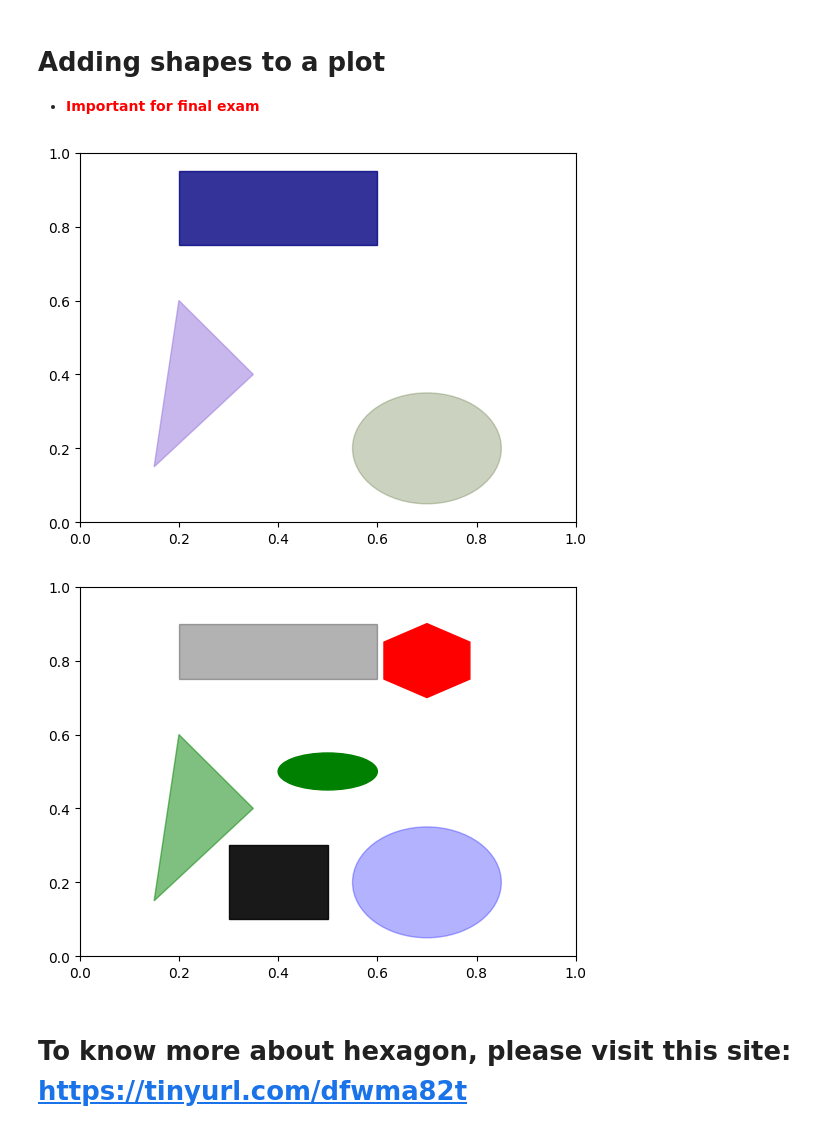
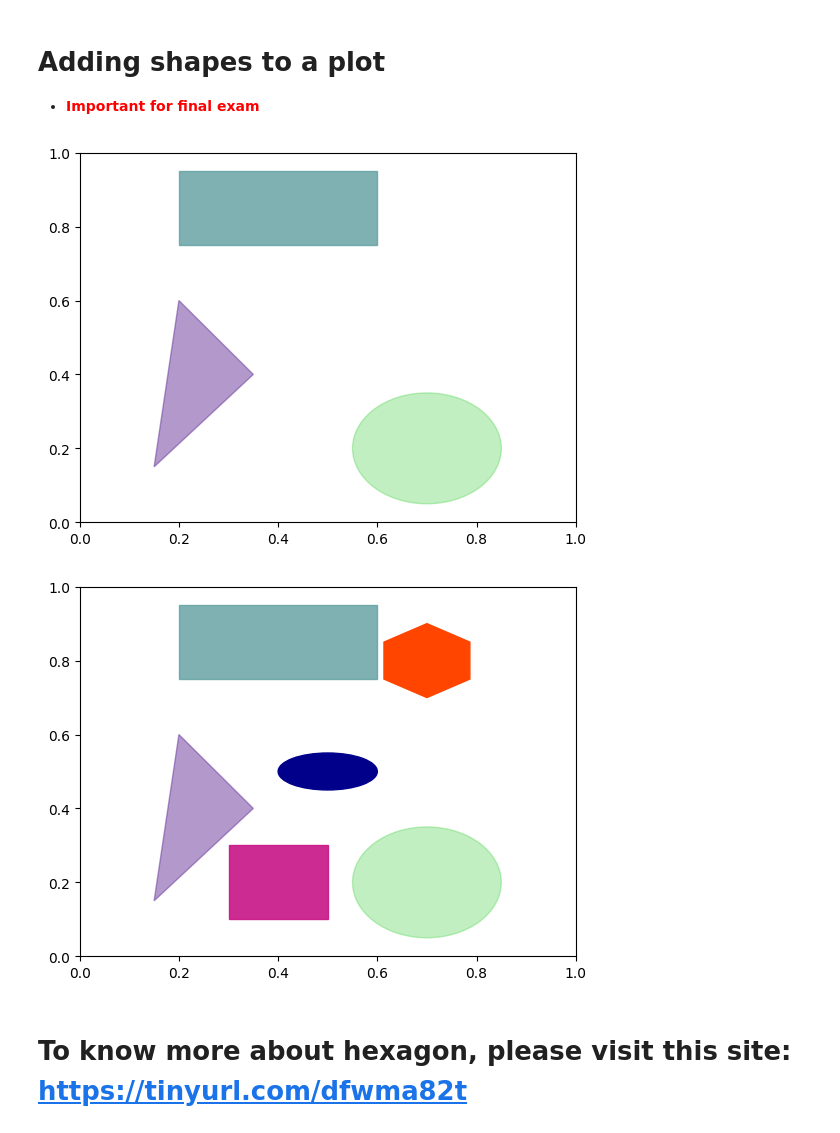
Before and after one commit to AzlinRusnan/STQD6014-Data-Science, a Jupyter notebook: Azlin_Week11_Matplotlib_20231231_WC.ipynb, the cells around one changed output. Drawn from its saved outputs; the diff is of its cells as text; code cells hidden in the pictures.

```diff
--- a/Azlin_Week11_Matplotlib_20231231_WC.ipynb
+++ b/Azlin_Week11_Matplotlib_20231231_WC.ipynb
@@ -169,48 +237,60 @@ rng = np.random.RandomState(12345)
 # %%
 # Adding shapes to a plot
 # always use the code for creating subplots
+fig, ax = plt.subplots()
 
 # create a rectangle shape
 # .4 -> width of the x axis
 # .2 -> .75 + .2 = .95 -> height of the rectange
+rect = plt.Rectangle((.2, .75), .4, .2, color = '#5f9ea0', alpha = .8)
+
 
 # Create a circle shape
 # .15 -> radius of the circle
+circ = plt.Circle((.7, .2), .15, color = '#32cd32', alpha = .3) # (.7, .2) starting point
 
 # Create a triangle shape
 # hexagon - > polygon of 6 sides
+trig = plt.Polygon([[.15, .15], [.35, .4], [.2, .6]], color = '#663399', alpha = .5)
 
 # All all together
+ax.add_patch(rect)
+ax.add_patch(circ)
+ax.add_patch(trig);
 # %% [output]
-[figure, old version]
+[figure, new version]
 # %%
 # Adding shapes to a plot : Attention
 import matplotlib.patches as mpatches
 fig, ax = plt.subplots()
 
-rect = plt.Rectangle((0.2, 0.75), 0.4, 0.15, color="black", alpha=0.3)
-circ = plt.Circle((0.7, 0.2), 0.15, color="blue", alpha=0.3)
-tri = plt.Polygon([[0.15, 0.15], [0.35, 0.4], [0.2, 0.6]],
-                   color="green", alpha=0.5)
+rect = plt.Rectangle((.2, .75), .4, .2, color = '#5f9ea0', alpha = .8)
+circ = plt.Circle((.7, .2), .15, color = '#32cd32', alpha = .3)
+tri = plt.Polygon([[.15, .15], [.35, .4], [.2, .6]], color = '#663399', alpha = .5)
 
 # Create a square shape
-
+sqr = plt.Rectangle((.3,.1), .2, .2, color = '#c71585', alpha = .9)
 
 # Create an ellipse shape
 # (0.5, 0.5) -> This tuple specifies the center of the ellipse
 # 0.2 -> width of the ellipse
 # 0.1 -> height of the ellipse
+ellipse = mpatches.Ellipse((.5,.5), .2,.1, color = '#00008b', )
 
 # add hexagon
 # 6 -> specify number of sides in the regular polygon
 # 0.1 -> distance from the center of the circumcircle (the point at the center of the hexagon) to any of its vertices
+hex = mpatches.RegularPolygon((.7,.8), 6, .1, color = '#ff4500') #6 edges
 
 # Add all the subplot together
 ax.add_patch(rect)
 ax.add_patch(circ)
 ax.add_patch(tri)
+ax.add_patch(sqr)
+ax.add_patch(ellipse)
+ax.add_patch(hex);
 # %% [output]
-[figure, old version]
+[figure, new version]
 # %% [markdown]
 # **To know more about hexagon, please visit this site:** https://tinyurl.com/dfwma82t
 # %% [markdown]
```
Also changed, not shown: parts of 52 cells of this notebook.
